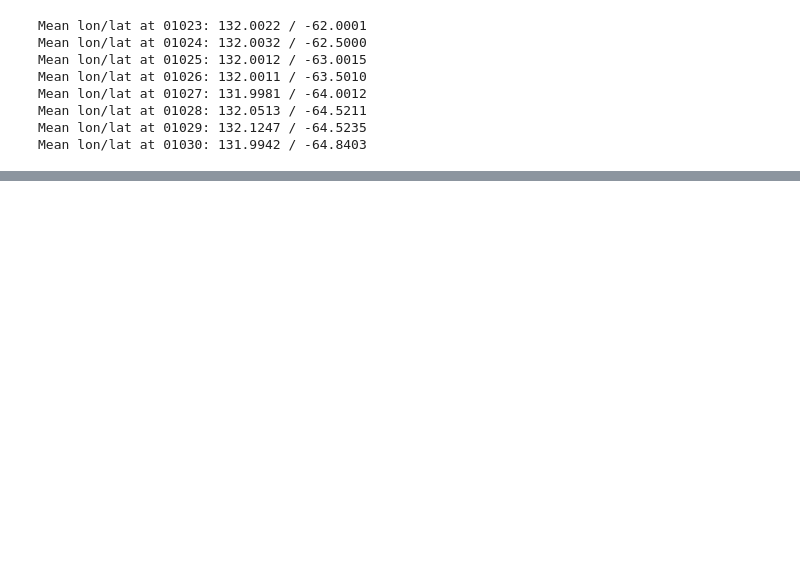
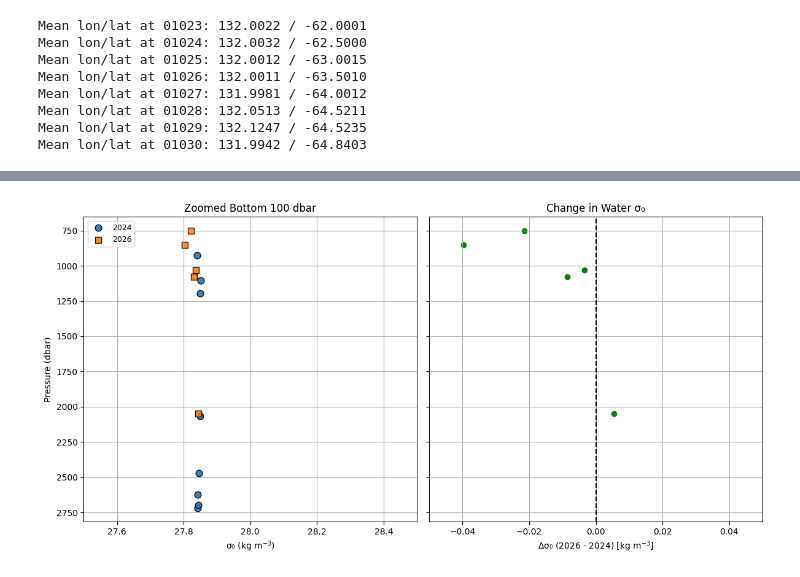
Before and after one commit to isabelle-white/COOKIES, a Jupyter notebook: in2024_v01_ctd.ipynb, the cells around one changed output, grey strips where cells are left out. Saved outputs shown, nothing was run; the diff lists cells and outputs as text; code cells hidden in the pictures; blank space fills up the shorter version.

```diff
--- a/in2024_v01_ctd.ipynb
+++ b/in2024_v01_ctd.ipynb
@@ -240,0 +983,68 @@ Mean lon/lat at 01030: 131.9942 / -64.8403
+# %%
+import numpy as np
+import matplotlib.pyplot as plt
+import xarray as xr
+
+# Load datasets
+in2024_ds = xr.open_dataset('/Users/iw2g24/PycharmProjects/COOKIES/in2024_bottom_100dbar_sigma0.nc')
+in2026_ds = xr.open_dataset('/Users/iw2g24/PycharmProjects/COOKIES/in2026_bottom_100dbar_sigma0.nc')
+
+# Extract arrays
+p_2024 = in2024_ds['pressure_bottom_mean'].values
+sigma0_2024 = in2024_ds['sigma0_bottom_mean'].values
+
+p_2026 = in2026_ds['pressure_bottom_mean'].values
+sigma0_2026 = in2026_ds['sigma0_bottom_mean'].values
+
+# Zoom region
+zoom_ymin, zoom_ymax = 750, 2200
+zoom_xmin, zoom_xmax = 27.5, 28.5
+
+# ------------------------
+# Only keep 2024 points that exist in 2026
+# ------------------------
+mask_2026 = (p_2026 >= zoom_ymin) & (p_2026 <= zoom_ymax)
+
+# ------------------------
+# Only keep 2026 points in zoom region
+# ------------------------
+mask_2026 = (p_2026 >= zoom_ymin) & (p_2026 <= zoom_ymax)
+
+p_2026_masked = p_2026[mask_2026]
+sigma0_2026_masked = sigma0_2026[mask_2026]
+
+# ------------------------
+# Interpolate 2024 σ₀ onto 2026 pressure points
+# ------------------------
+sigma0_2024_interp = np.interp(p_2026_masked, p_2024, sigma0_2024)
+
+# Compute difference
+delta_sigma0 = sigma0_2026_masked - sigma0_2024_interp
+
+fig, axes = plt.subplots(1, 2, figsize=(12, 6), sharey=True)
+
+# Left: scatter plot of 2024 and 2026 (zoomed)
+ax = axes[0]
+ax.scatter(sigma0_2024, p_2024, s=60, edgecolor='k', alpha=0.9, label='2024')
+ax.scatter(sigma0_2026_masked, p_2026_masked, s=60, edgecolor='k', alpha=0.9, label='2026', marker='s')
+ax.set_xlabel('σ₀ (kg m$^{-3}$)')
+ax.set_ylabel('Pressure (dbar)')
+ax.set_title(f'Zoomed Bottom 100 dbar')
+ax.set_xlim(zoom_xmin, zoom_xmax)
+ax.invert_yaxis()
+ax.grid(True)
+ax.legend(loc='upper left', fontsize=9)
+
+# Right: Δσ₀
+ax = axes[1]
+ax.scatter(delta_sigma0, p_2026_masked, color='green', linewidth=1)
+ax.axvline(0, color='k', linestyle='--')
+ax.set_xlabel('Δσ₀ (2026 - 2024) [kg m$^{-3}$]')
+ax.set_title('Change in Water σ₀')
+ax.set_xlim(-0.05, 0.05)  # adjust depending on typical density change
+ax.grid(True)
+
+plt.tight_layout()
+plt.show()
+# %% [output]
+[figure, added]
```
Also changed, not shown: parts of 13 cells of this notebook, 2 other files.
